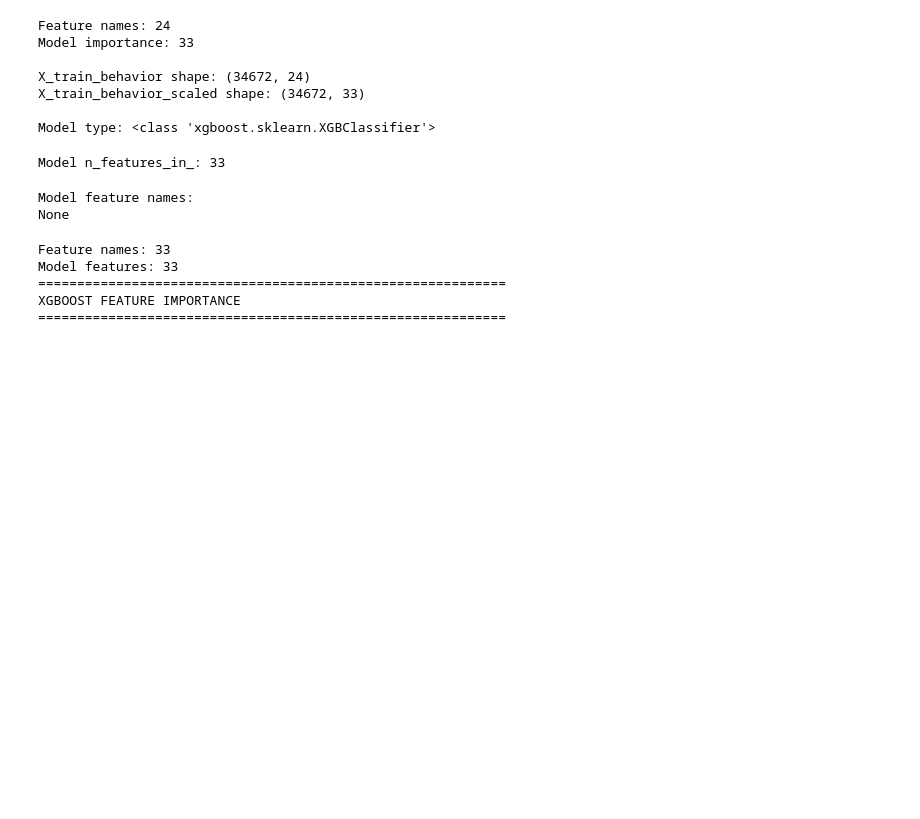
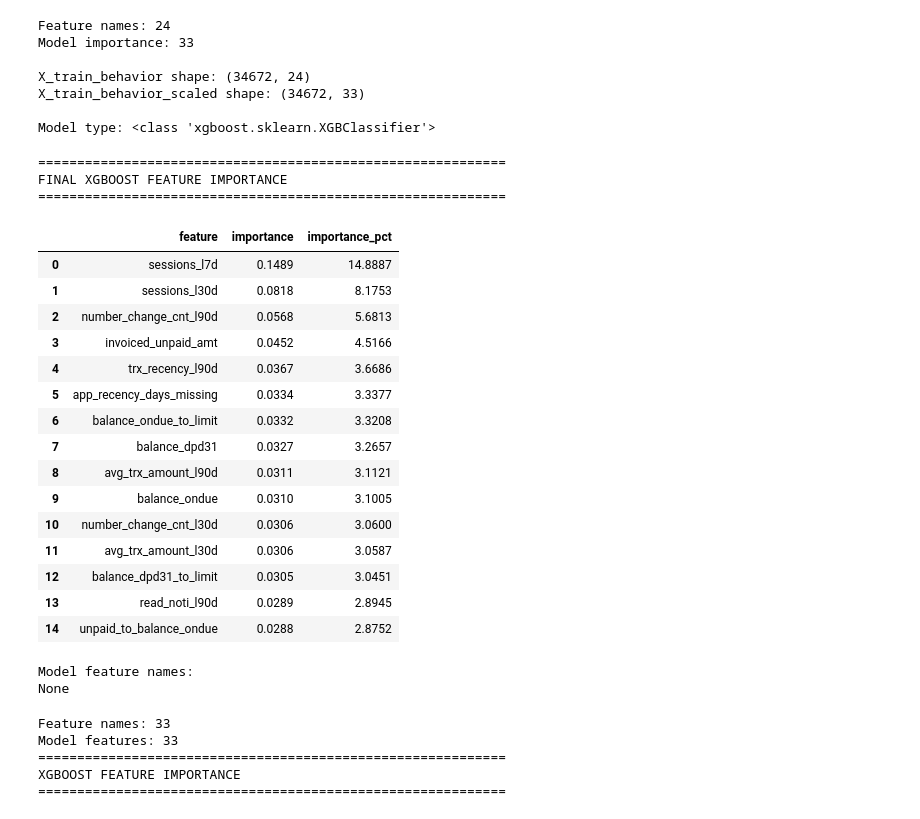
Before and after one commit to Khishigjargal42/toki_ds_task, a Jupyter notebook: notebooks/Toki_DPD91_Final.ipynb, the cells around one changed output. Drawn from its saved outputs; the diff is of its cells as text; code cells hidden in the pictures; blank space fills up the shorter version.

```diff
--- a/notebooks/Toki_DPD91_Final.ipynb
+++ b/notebooks/Toki_DPD91_Final.ipynb
@@ -8122,10 +8147,60 @@ X_train_behavior_scaled shape: (34672, 33)
 
 Model type: <class 'xgboost.sklearn.XGBClassifier'>
 # %%
-# XGBoost model хэдэн feature ашигласныг шалгах
-print("Model n_features_in_:", best_model.n_features_in_)
+# ==========================================
+# FINAL XGBOOST FEATURE IMPORTANCE
+# ==========================================
+
+xgb_feature_names = FINAL_FEATURES
+
+assert len(xgb_feature_names) == len(
+    best_model.feature_importances_
+)
+
+importance_df = pd.DataFrame({
+    "feature": xgb_feature_names,
+    "importance": best_model.feature_importances_
+})
+
+importance_df["importance_pct"] = (
+    importance_df["importance"]
+    / importance_df["importance"].sum()
+    * 100
+)
+
+importance_df = (
+    importance_df
+    .sort_values("importance_pct", ascending=False)
+    .reset_index(drop=True)
+)
+
+print("=" * 60)
+print("FINAL XGBOOST FEATURE IMPORTANCE")
+print("=" * 60)
+
+display(
+    importance_df.head(15).round(4)
+)
 # %% [output]
-Model n_features_in_: 33
+============================================================
+FINAL XGBOOST FEATURE IMPORTANCE
+============================================================
+|  | feature | importance | importance_pct |
+| 0 | sessions_l7d | 0.1489 | 14.8887 |
+| 1 | sessions_l30d | 0.0818 | 8.1753 |
+| 2 | number_change_cnt_l90d | 0.0568 | 5.6813 |
+| 3 | invoiced_unpaid_amt | 0.0452 | 4.5166 |
+| 4 | trx_recency_l90d | 0.0367 | 3.6686 |
+| 5 | app_recency_days_missing | 0.0334 | 3.3377 |
+| 6 | balance_ondue_to_limit | 0.0332 | 3.3208 |
+| 7 | balance_dpd31 | 0.0327 | 3.2657 |
+| 8 | avg_trx_amount_l90d | 0.0311 | 3.1121 |
+| 9 | balance_ondue | 0.0310 | 3.1005 |
+| 10 | number_change_cnt_l30d | 0.0306 | 3.0600 |
+| 11 | avg_trx_amount_l30d | 0.0306 | 3.0587 |
+| 12 | balance_dpd31_to_limit | 0.0305 | 3.0451 |
+| 13 | read_noti_l90d | 0.0289 | 2.8945 |
+| 14 | unpaid_to_balance_ondue | 0.0288 | 2.8752 |
 # %%
 try:
     print("Model feature names:")
```
Also changed, not shown: parts of 24 cells of this notebook, 2 other files.
